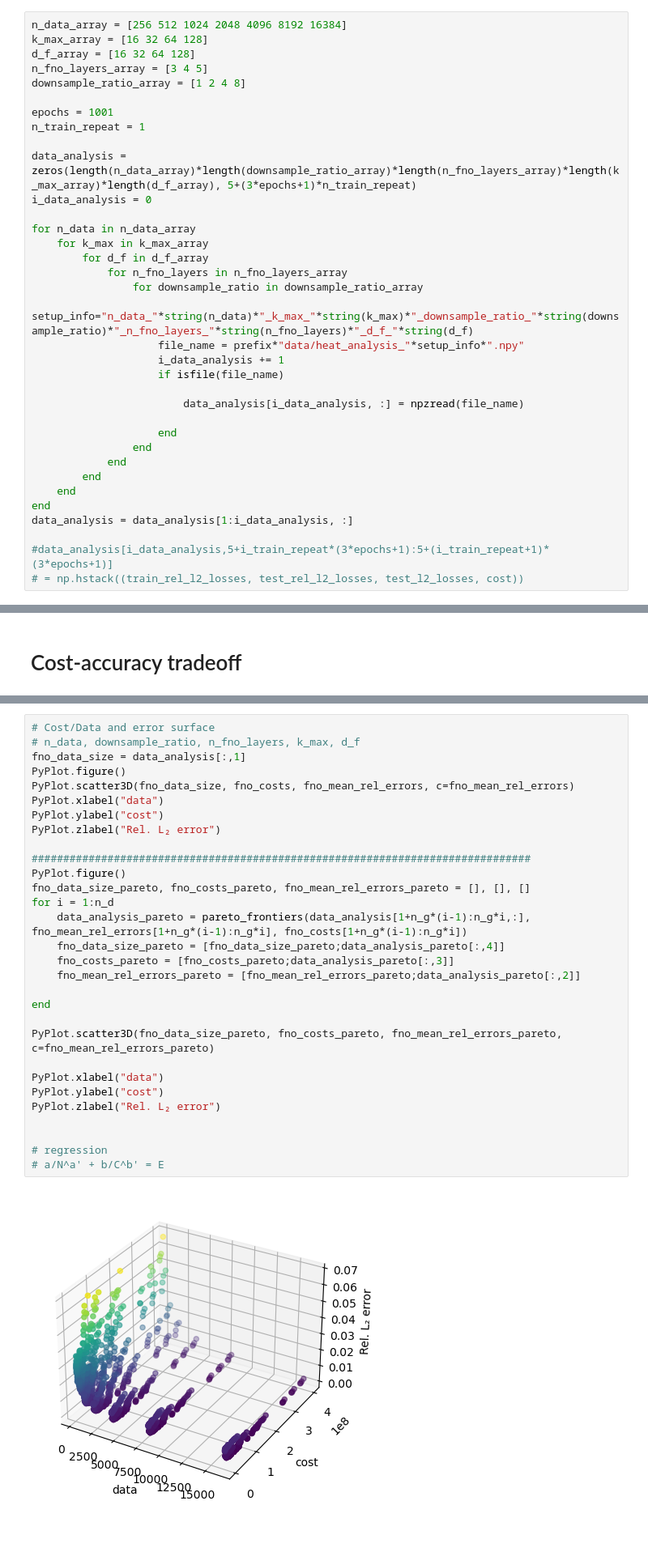
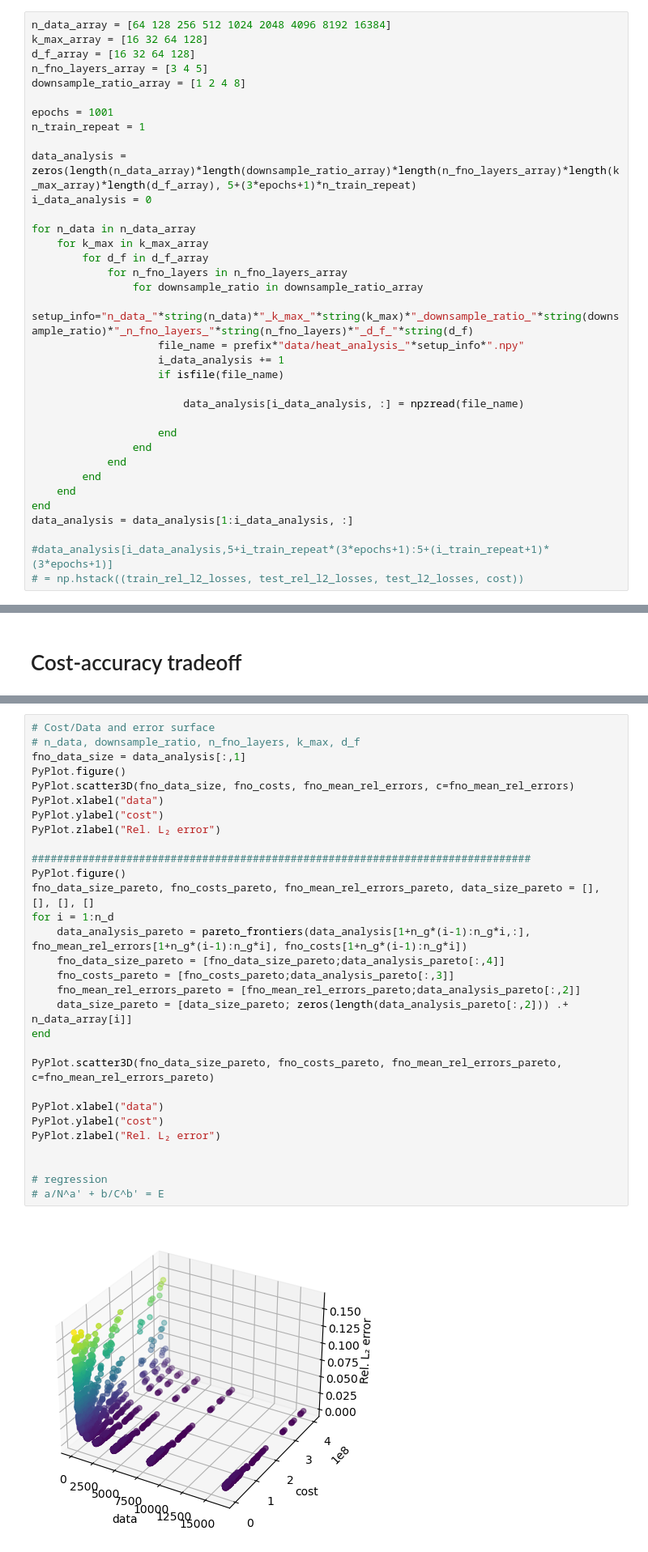
Before and after one commit to PKU-CMEGroup/NeuralOperator, a Jupyter notebook: eq1d/eq1d_na.ipynb, the cells around one changed output, grey strips where cells are left out. Shown at 81% size. Drawn from its saved outputs; the diff is of its cells as text.

```diff
--- a/eq1d/eq1d_na.ipynb
+++ b/eq1d/eq1d_na.ipynb
@@ -453,7 +454,7 @@ PyObject <matplotlib.legend.Legend object at 0x...>
 # %% [markdown]
 # FNO results
 # %%
-n_data_array = [256 512 1024 2048 4096 8192 16384]
+n_data_array = [64 128 256 512 1024 2048 4096 8192 16384]
 k_max_array = [16 32 64 128]
 d_f_array = [16 32 64 128]
 n_fno_layers_array = [3 4 5]
@@ -581,32 +582,32 @@ PyObject Text(24.000000000000007, 0.5, 'Rel. L₂ error')
 # %%
 # Cost/Data and error surface
 # n_data, downsample_ratio, n_fno_layers, k_max, d_f
 fno_data_size = data_analysis[:,1]
 PyPlot.figure()
 PyPlot.scatter3D(fno_data_size, fno_costs, fno_mean_rel_errors, c=fno_mean_rel_errors)
 PyPlot.xlabel("data")
 PyPlot.ylabel("cost")
 PyPlot.zlabel("Rel. L₂ error")
 
 ###############################################################################
 PyPlot.figure()
-fno_data_size_pareto, fno_costs_pareto, fno_mean_rel_errors_pareto = [], [], []
+fno_data_size_pareto, fno_costs_pareto, fno_mean_rel_errors_pareto, data_size_pareto = [], [], [], []
 for i = 1:n_d
     data_analysis_pareto = pareto_frontiers(data_analysis[1+n_g*(i-1):n_g*i,:], fno_mean_rel_errors[1+n_g*(i-1):n_g*i], fno_costs[1+n_g*(i-1):n_g*i])
     fno_data_size_pareto = [fno_data_size_pareto;data_analysis_pareto[:,4]]
     fno_costs_pareto = [fno_costs_pareto;data_analysis_pareto[:,3]]
     fno_mean_rel_errors_pareto = [fno_mean_rel_errors_pareto;data_analysis_pareto[:,2]]
-
+    data_size_pareto = [data_size_pareto; zeros(length(data_analysis_pareto[:,2])) .+ n_data_array[i]]
 end
 
 PyPlot.scatter3D(fno_data_size_pareto, fno_costs_pareto, fno_mean_rel_errors_pareto, c=fno_mean_rel_errors_pareto)
 
 PyPlot.xlabel("data")
 PyPlot.ylabel("cost")
 PyPlot.zlabel("Rel. L₂ error")
 
 
 # regression
 # a/N^a' + b/C^b' = E
 # %% [output]
-[figure, old version]
+[figure, new version]
```
Also changed, not shown: parts of 18 cells of this notebook, 28 other files.
